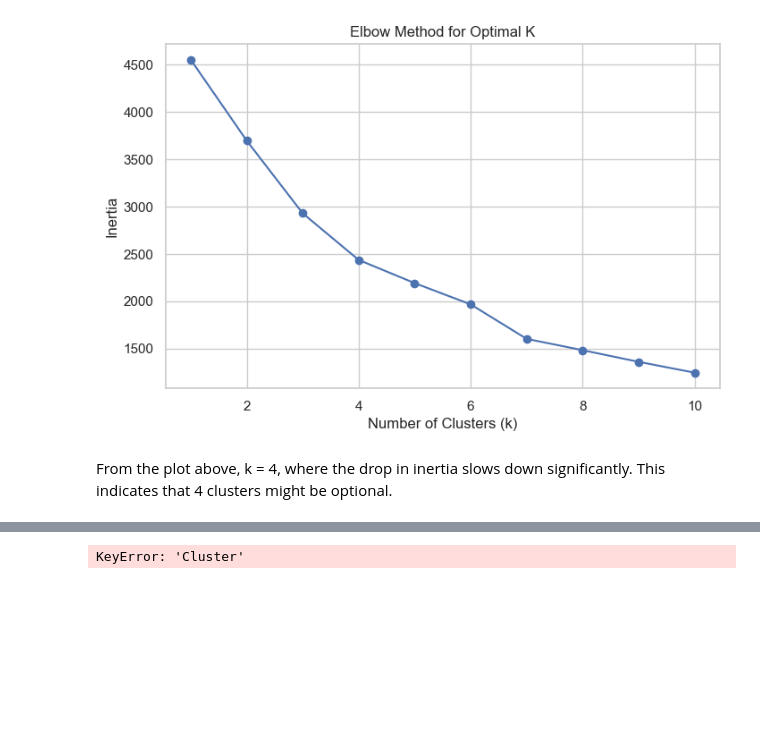
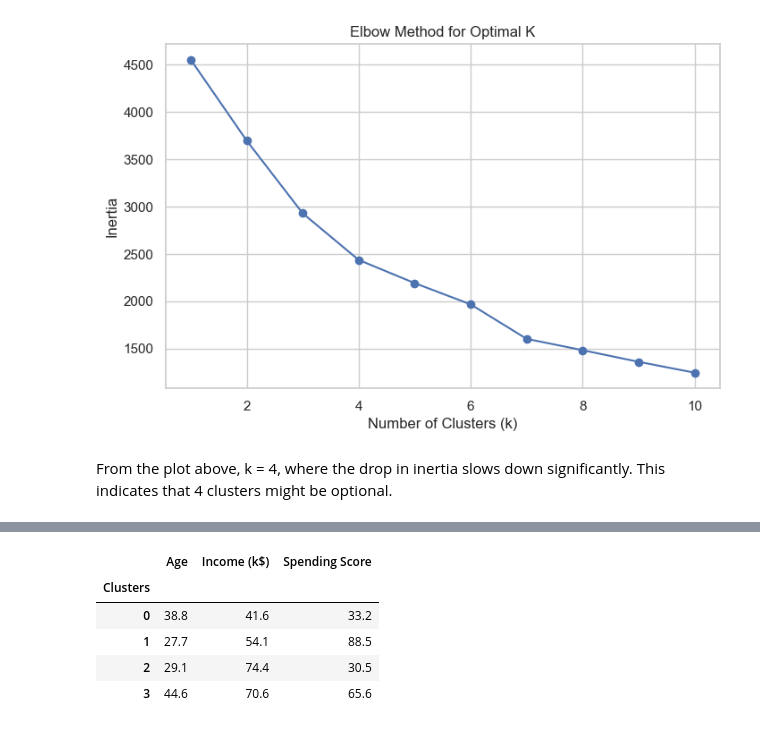
Before and after one commit to shivan-kigenyi/Customer-Segmentation-Using-Clustering, a Jupyter notebook: Analysis.ipynb, the cells around one changed output, grey strips where cells are left out. Cells and saved outputs as stored; diff of their text form; code cells hidden in the pictures; blank space fills up the shorter version.

```diff
--- a/Analysis.ipynb
+++ b/Analysis.ipynb
@@ -307,11 +307,14 @@ df.head()
 | 3 | 1353 | Male | 29 | 26.46 | 65 | 2015-12-01 | No notes | NaN | 0 |
 | 4 | 1579 | Male | 28 | 38.47 | 96 | 2016-08-01 | VIP | NaN | 1 |
 # %%
-#df.columns()
-df.head()
 #Understanding the clusters
 #Group by clusters and calculate statistics
-cluster_summary = df.groupby('Cluster')[['Age', 'Income (k$)', 'Spending Score']].mean().round(1)
+cluster_summary = df.groupby('Clusters')[['Age', 'Income (k$)', 'Spending Score']].mean().round(1)
 cluster_summary
 # %% [output]
-KeyError: 'Cluster'
+|  | Age | Income (k$) | Spending Score |
+| Clusters |  |  |  |
+| 0 | 38.8 | 41.6 | 33.2 |
+| 1 | 27.7 | 54.1 | 88.5 |
+| 2 | 29.1 | 74.4 | 30.5 |
+| 3 | 44.6 | 70.6 | 65.6 |
```
Also changed, not shown: parts of 6 cells of this notebook, 8 other files.
